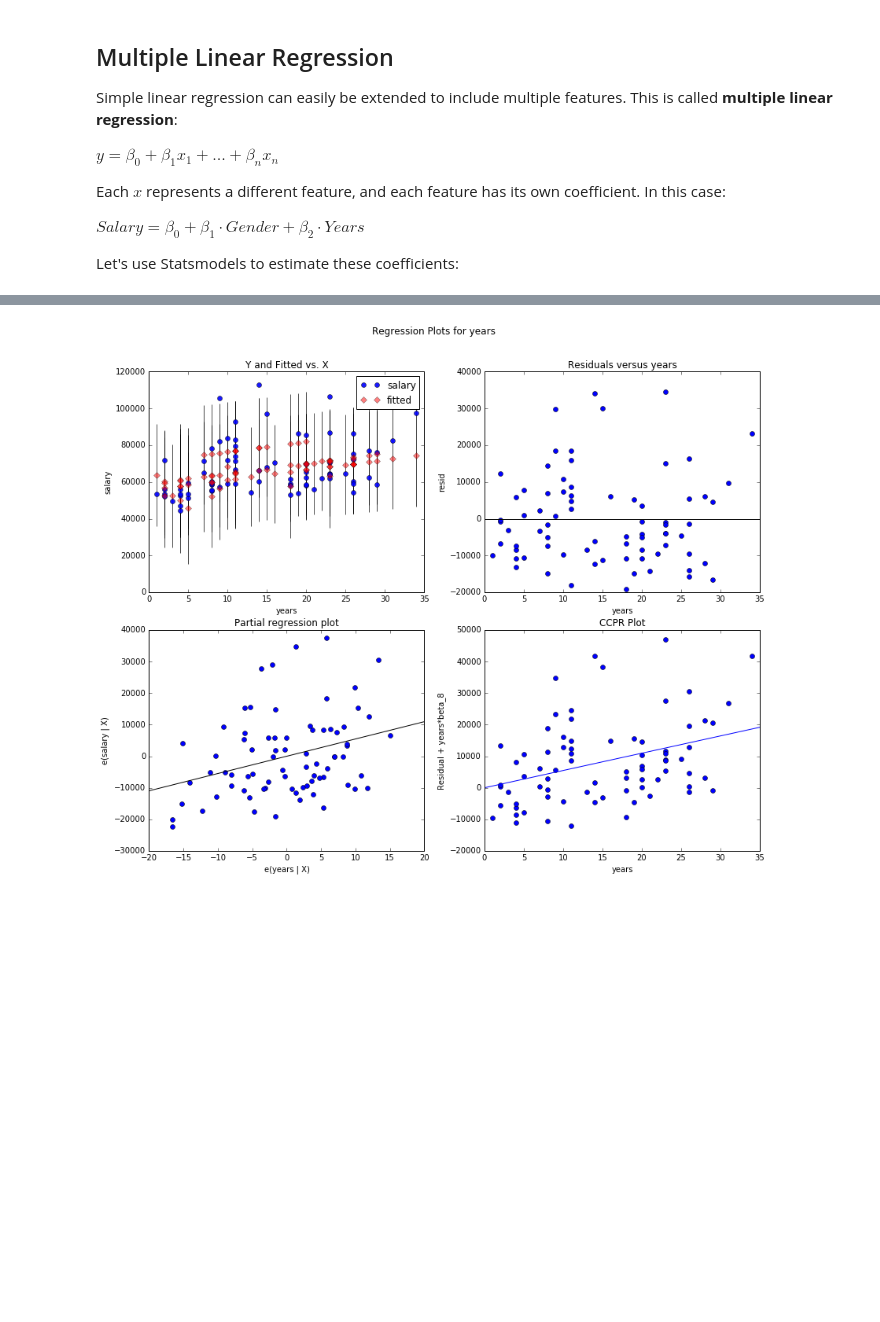
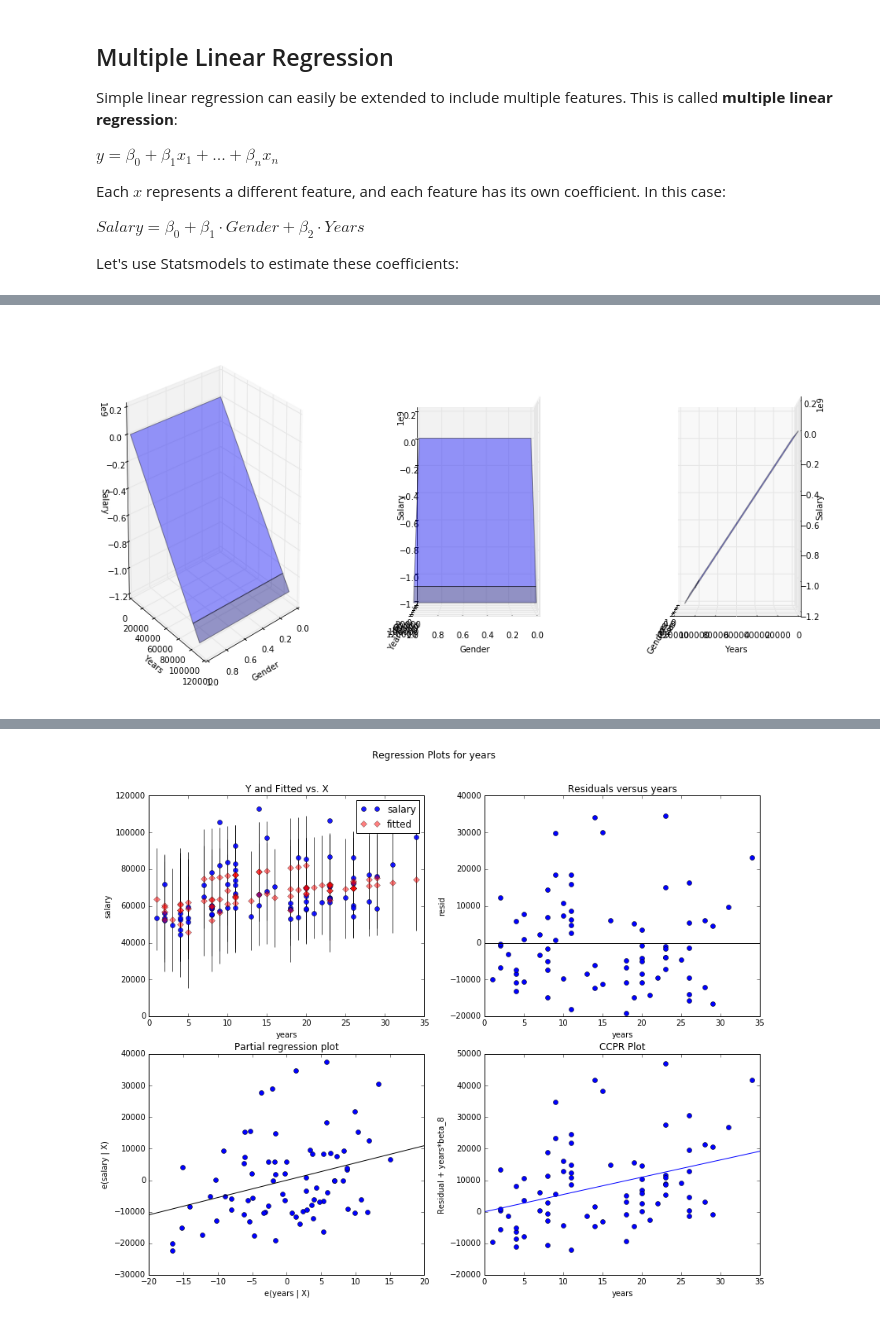
Before and after one commit to ljchang/psyc63, a Jupyter notebook: Notebooks/DataAnalysis1.ipynb, the cells around one changed output, grey strips where cells are left out. Drawn from its saved outputs; the diff is of its cells as text; code cells hidden in the pictures; blank space fills up the shorter version.

Commit message:
updated data analysis1

```diff
--- a/Notebooks/DataAnalysis1.ipynb
+++ b/Notebooks/DataAnalysis1.ipynb
@@ -365,0 +361,28 @@ It is also easy to generate additional diagnostic plots.
+# %%
+from mpl_toolkits.mplot3d import Axes3D
+
+fig = plt.figure(figsize=(16,8))
+idx = [131,132,133]
+pos = {0:(50,20),1:(90,0),2:(-180,0)}
+for i,ii in enumerate(idx):
+    ax = fig.add_subplot(ii, projection='3d')
+
+    # generate a mesh
+    x_surf = np.arange(0,11)/10.0
+    y_surf = np.arange(0,112800,10000)
+    x_surf, y_surf = np.meshgrid(x_surf, y_surf)
+
+    exog = pd.core.frame.DataFrame({'gender': x_surf.ravel(), 'years': y_surf.ravel()})
+    exog['intercept'] = np.ones(exog.shape[0])
+    out = lm2.predict(exog = exog,transform=False)
+    ax.plot_surface(x_surf, y_surf,
+                    out.reshape(x_surf.shape),
+                    alpha = 0.4)
+
+    ax.set_xlabel('Gender')
+    ax.set_ylabel('Years')
+    ax.set_zlabel('Salary')
+    ax.azim = pos[i][0]
+    ax.elev = pos[i][1]
+# %% [output]
+[figure, added]
```
Also changed, not shown: parts of 16 cells of this notebook.
